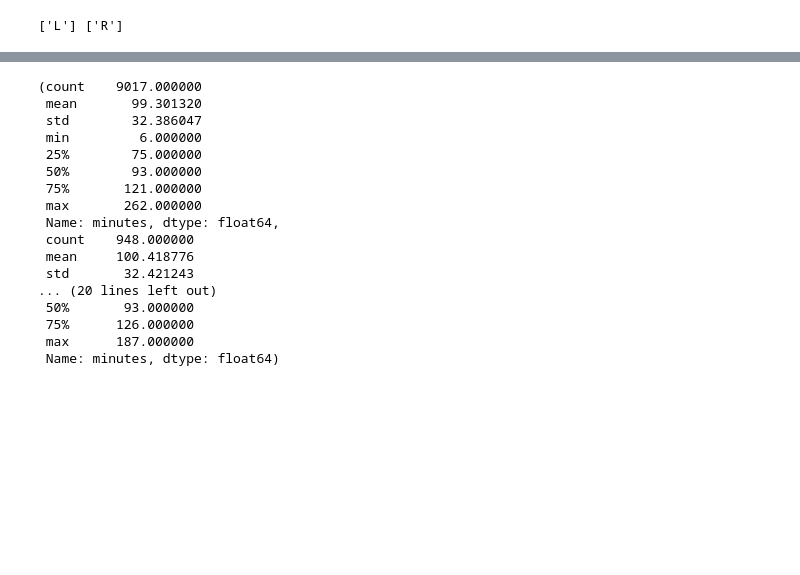
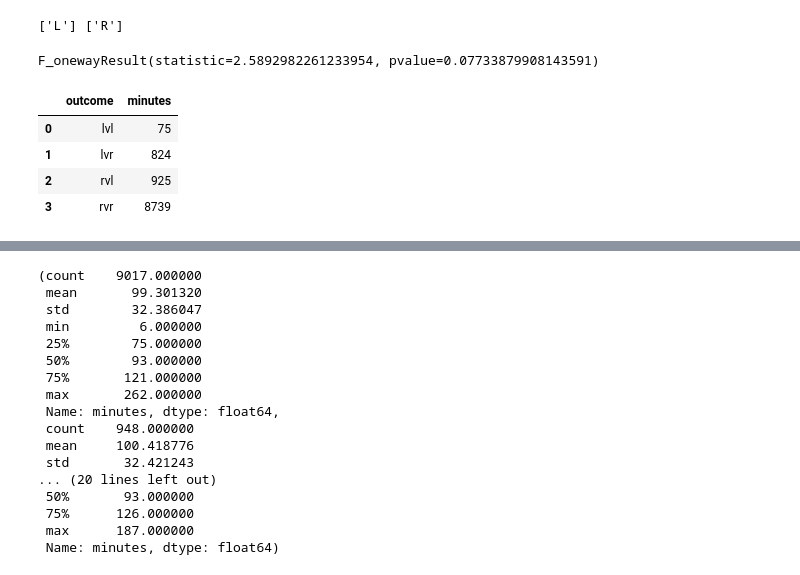
Before and after one commit to wyatt-jones931/Tennis-Research, a Jupyter notebook: WTA.ipynb, the cells around one changed output, grey strips where cells are left out. Saved outputs shown, nothing was run; the diff lists cells and outputs as text; code cells hidden in the pictures; blank space fills up the shorter version.

```diff
--- a/WTA.ipynb
+++ b/WTA.ipynb
@@ -739,0 +790,38 @@ lvlm = lvl[actualrange_condition2]
+# %%
+from scipy.stats import f_oneway
+import random
+
+unique_rvr3md = list(rvrmd['minutes'])
+unique_rvl3md = list(rvlmd['minutes'])
+unique_lvr3md = list(lvrmd['minutes'])
+unique_lvl3md = list(lvlmd['minutes'])
+random.seed(30)
+sample_rvrbo3 = random.sample(unique_rvr3md, 75)
+sample_rvlbo3 = random.sample(unique_rvl3md, 75)
+sample_lvrbo3 = random.sample(unique_lvr3md, 75)
+sample_lvlbo3 = random.sample(unique_lvl3md, 75)
+
+
+f_oneway(sample_rvrbo3,sample_rvlbo3,sample_lvrbo3)
+# %% [output]
+F_onewayResult(statistic=2.5892982261233954, pvalue=0.07733879908143591)
+# %%
+import random
+
+# random sample for 500 students
+unique_bo3 = list(bo3['minutes'].unique())
+random.seed(30) # set a seed so that everytime we will extract same sample
+sample_bo3 = random.sample(unique_bo3, 200)
+sample_df = bo3[bo3['minutes'].isin(sample_bo3)].reset_index(drop=True)
+
+# two variables of interest
+sample_df = sample_df[['outcome', 'minutes']]
+groups = sample_df.groupby('outcome').count().reset_index()
+# groups.plot(kind='bar',x='outcome',y='minutes')
+groups
+# %% [output]
+|  | outcome | minutes |
+| 0 | lvl | 75 |
+| 1 | lvr | 824 |
+| 2 | rvl | 925 |
+| 3 | rvr | 8739 |
```
Also changed, not shown: parts of 9 cells of this notebook.
